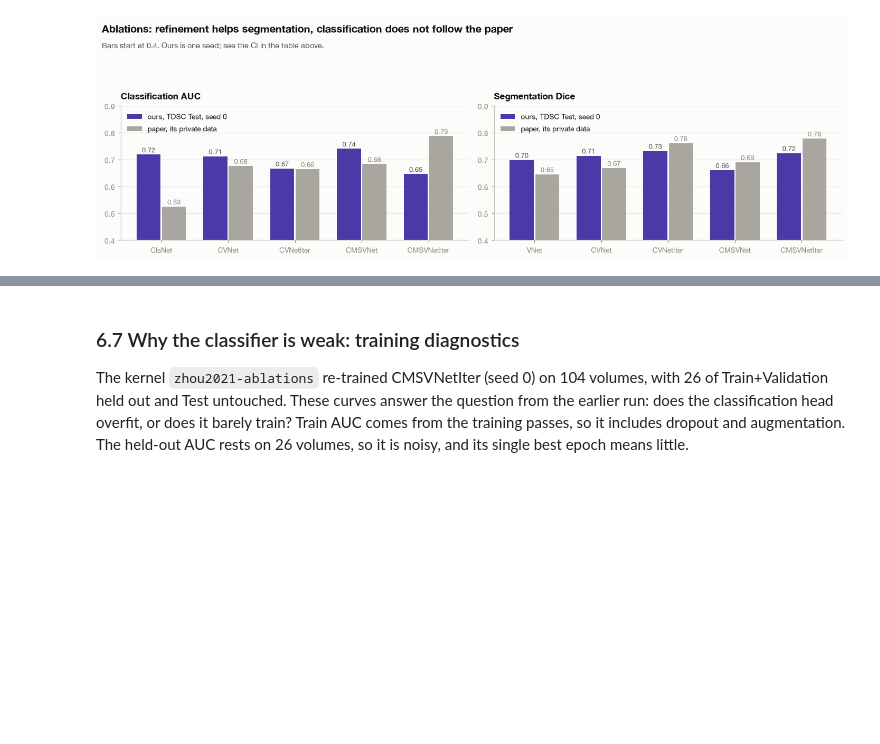
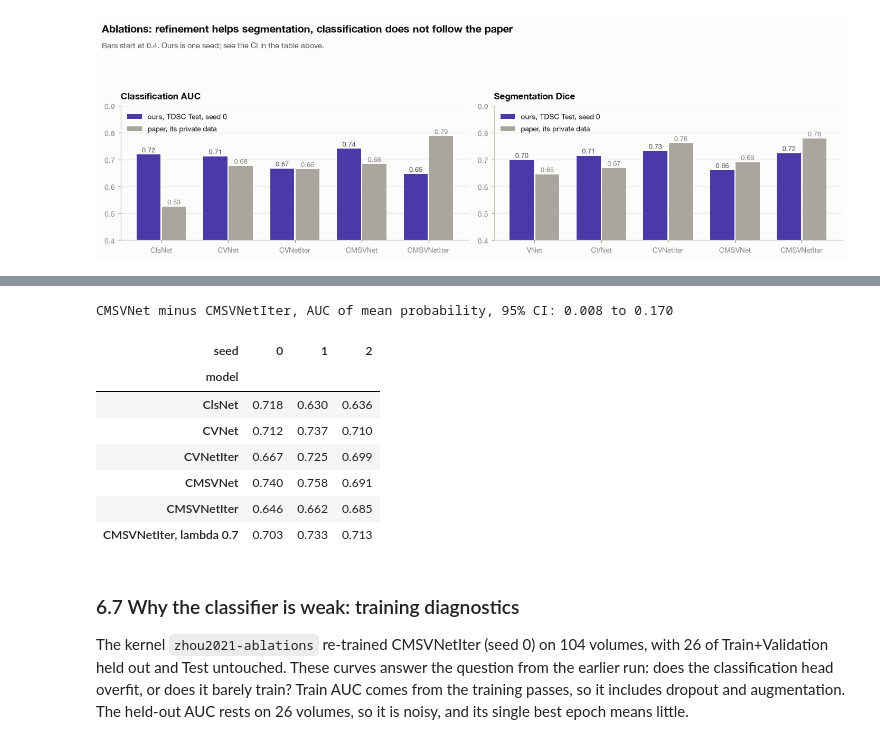
Before and after one commit to mralinp/abus-classification, a Jupyter notebook: notebooks/3-zhou2021.ipynb, the cells around one changed output, grey strips where cells are left out. Saved outputs shown, nothing was run; the diff lists cells and outputs as text; code cells hidden in the pictures; blank space fills up the shorter version.

```diff
--- a/notebooks/3-zhou2021.ipynb
+++ b/notebooks/3-zhou2021.ipynb
@@ -575,3 +603,23 @@ plt.show()
+# %%
+per_seed = seeds_long.pivot(index="model", columns="seed", values="AUC").loc[order[1:] + ["CMSVNetIter, lambda 0.7"]]
+assert (per_seed.loc["CMSVNet"] > per_seed.loc["CMSVNetIter"]).all()      # refinement lowers AUC on every seed
+rng, diffs = np.random.default_rng(0), []
+for _ in range(2000):                                                     # paired bootstrap over test volumes
+    i = rng.integers(0, len(y), len(y))
+    if len(set(y[i])) == 2:
+        diffs.append(roc_auc_score(y[i], seed_probs["CMSVNet"][i]) - roc_auc_score(y[i], seed_probs["CMSVNetIter"][i]))
+print("CMSVNet minus CMSVNetIter, AUC of mean probability, 95%% CI: %.3f to %.3f" % tuple(np.percentile(diffs, [2.5, 97.5])))
+per_seed.round(3)
+# %% [output]
+CMSVNet minus CMSVNetIter, AUC of mean probability, 95% CI: 0.008 to 0.170
+| seed | 0 | 1 | 2 |
+| model |  |  |  |
+| ClsNet | 0.718 | 0.630 | 0.636 |
+| CVNet | 0.712 | 0.737 | 0.710 |
+| CVNetIter | 0.667 | 0.725 | 0.699 |
+| CMSVNet | 0.740 | 0.758 | 0.691 |
+| CMSVNetIter | 0.646 | 0.662 | 0.685 |
+| CMSVNetIter, lambda 0.7 | 0.703 | 0.733 | 0.713 |
 # %% [markdown]
 ### 6.7 Why the classifier is weak: training diagnostics
 
```
Also changed, not shown: parts of 5 cells of this notebook, 14 other files.
